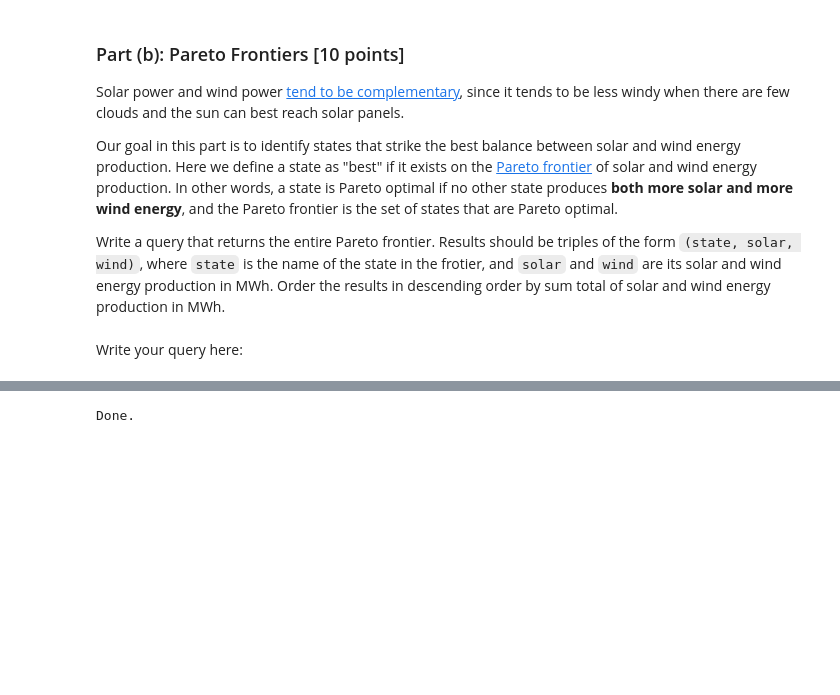
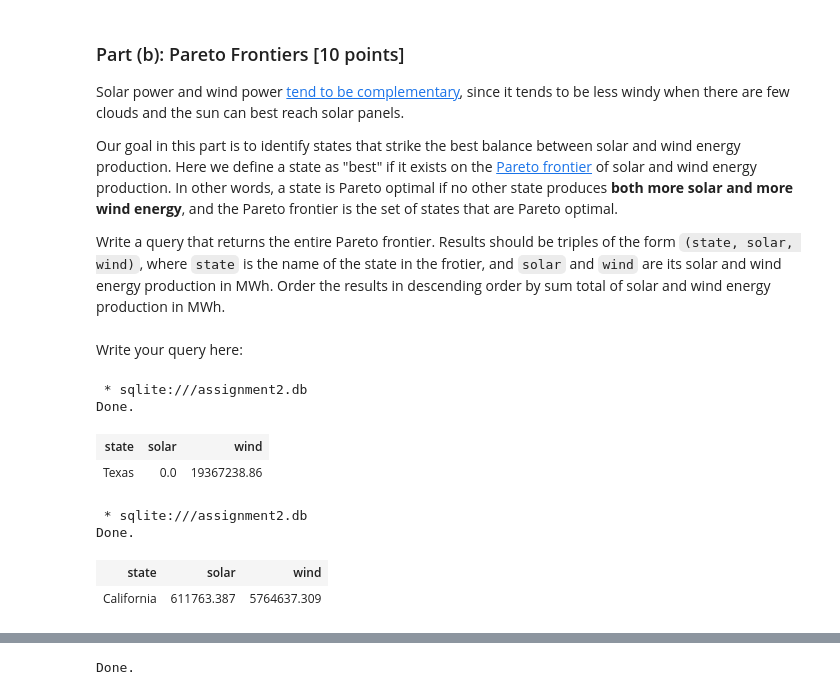
Before and after one commit to jhuang292/SQL, a Jupyter notebook: assignment2.ipynb, the cells around one changed output, grey strips where cells are left out. Cells and saved outputs as stored; diff of their text form; code cells hidden in the pictures; blank space fills up the shorter version.

```diff
--- a/assignment2.ipynb
+++ b/assignment2.ipynb
@@ -419,3 +396,32 @@ Our goal in this part is to identify states that strike the best balance between
 Write a query that returns the entire Pareto frontier. Results should be triples of the form `(state, solar, wind)`, where `state` is the name of the state in the frotier, and `solar` and `wind` are its solar and wind energy production in MWh. Order the results in descending order by sum total of solar and wind energy production in MWh.
 # %% [markdown]
 Write your query here:
+# %%
+%%sql
+SELECT tb.state AS state, SUM(tb.solar) AS solar, SUM(tb.wind) AS wind
+FROM energy AS tb
+GROUP BY tb.state
+ORDER BY (SUM(tb.solar) + SUM(tb.wind)) DESC
+LIMIT 1
+# %% [output]
+ * sqlite:///assignment2.db
+Done.
+| state | solar | wind |
+| Texas | 0.0 | 19367238.86 |
+# %%
+%%sql
+SELECT tb.state AS state, tb.solar AS solar, tb.wind AS wind
+FROM (
+        SELECT tb.state AS state, SUM(tb.solar) AS solar, SUM(tb.wind) AS wind
+        FROM energy AS tb
+        GROUP BY tb.state
+        ORDER BY (SUM(tb.solar) + SUM(tb.wind)) DESC
+        LIMIT 3
+        ) AS tb
+        ORDER BY ABS(tb.solar - tb.wind) ASC
+        LIMIT 1
+# %% [output]
+ * sqlite:///assignment2.db
+Done.
+| state | solar | wind |
+| California | 611763.387 | 5764637.309 |
```
Also changed, not shown: parts of 2 cells of this notebook.
